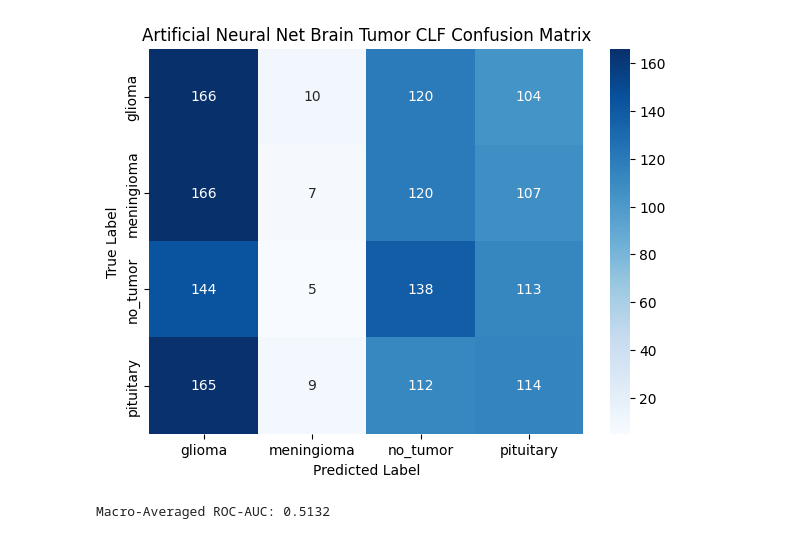
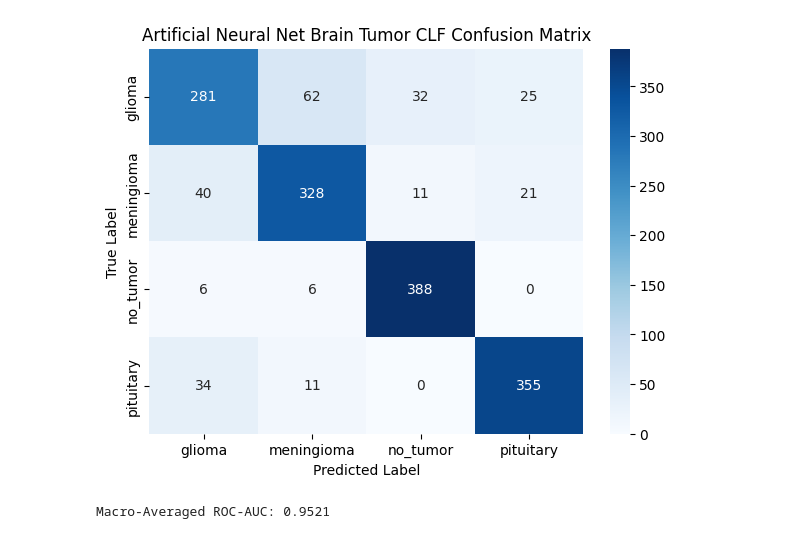
Before and after one commit to CodeTesco/Brain-Tumor-Classification, a Jupyter notebook: neural-network.ipynb, the cells around one changed output. Saved outputs shown, nothing was run; the diff lists cells and outputs as text; code cells hidden in the pictures.

Commit message:
finished all four models

```diff
--- a/neural-network.ipynb
+++ b/neural-network.ipynb
@@ -9,7 +9,7 @@ test_dir = Path(base_dir) / "dataset" / "Test_preprocessed"
 h, w = 224, 224
 
 train = tf.keras.utils.image_dataset_from_directory(
-    train_dir, validation_split=0.2, subset="training", color_mode="grayscale", seed=42, image_size=(h, w), batch_size=32, label_mode="int"
+    train_dir, color_mode="grayscale", seed=42, image_size=(h, w), batch_size=32, label_mode="int"
 )
 val = tf.keras.utils.image_dataset_from_directory(
     train_dir, validation_split=0.2, subset="validation", color_mode="grayscale", seed=42, image_size=(h, w), batch_size=32, label_mode="int"
@@ -74,8 +72,7 @@ Model: "sequential_5"
 model.compile(optimizer="adam", loss="sparse_categorical_crossentropy", metrics=["accuracy"])
 
 early_stopping_cb = tf.keras.callbacks.EarlyStopping(monitor="val_loss", patience=5, restore_best_weights=True)
-checkpoint_cb = tf.keras.callbacks.ModelCheckpoint("my_checkpoints.weights.h5", save_weights_only=True, save_best_only=True)
 
-history = model.fit(train, validation_data=val, epochs=20, callbacks=[early_stopping_cb, checkpoint_cb])
+history = model.fit(train, validation_data=val, epochs=20, callbacks=[early_stopping_cb])
 # %% [output]
 Epoch 1/20
@@ -101,12 +98,11 @@ from sklearn.metrics import confusion_matrix
 import matplotlib.pyplot as plt
 import seaborn as sns
 
-def plot_cm(y_test, y_pred, model_name):
+def plot_cm(y_test, y_pred, model_name, class_names):
     cm = confusion_matrix(y_test, y_pred)
 
     plt.figure(figsize=(7, 5))
-    sns.heatmap(cm, annot=True, fmt='d', cmap='Blues',
-                xticklabels=target_names, yticklabels=target_names)
+    sns.heatmap(cm, annot=True, fmt='d', cmap='Blues', xticklabels=class_names, yticklabels=class_names)
     plt.xlabel('Predicted Label')
     plt.ylabel('True Label')
     plt.title(f'{model_name} Brain Tumor CLF Confusion Matrix')
@@ -116,16 +112,33 @@ import numpy as np
 import pandas as pd
 from sklearn.metrics import classification_report, roc_auc_score
 
-y_true = np.concatenate([y for x, y in test], axis=0)
-y_prob = model.predict(test)
+y_true_batches = []
+y_prob_batches = []
+
+for images, labels in test:
+    probs = model(images, training=False).numpy()
+    labels = labels.numpy()
+
+    # Handles either integer labels or one-hot labels.
+    if labels.ndim > 1:
+        labels = np.argmax(labels, axis=1)
+    else:
+        labels = labels.reshape(-1)
+
+    y_prob_batches.append(probs)
+    y_true_batches.append(labels)
+
+y_prob = np.concatenate(y_prob_batches, axis=0)
+y_true = np.concatenate(y_true_batches, axis=0).astype(int)
 y_pred = np.argmax(y_prob, axis=1)
 
-target_names = ['glioma', 'meningioma', 'no_tumor', 'pituitary']
-report_dict = classification_report(y_true, y_pred, target_names=target_names, digits=4, output_dict=True)
+class_names = ["glioma", "meningioma", "no_tumor", "pituitary"]
+
+report_dict = classification_report(y_true, y_pred, target_names=class_names, digits=4, output_dict=True)
 print("Classification Report")
 print(report_dict)
 
-plot_cm(y_true, y_pred, "Artificial Neural Net")
+plot_cm(y_true, y_pred, "Artificial Neural Net", class_names)
 
 auc = roc_auc_score(y_true, y_prob, multi_class="ovr", average="macro")
 print(f"Macro-Averaged ROC-AUC: {auc:.4f}")
@@ -142,2 +154,2 @@ Classification Report
-[figure, old version]
+[figure, new version]
-Macro-Averaged ROC-AUC: 0.5132
+Macro-Averaged ROC-AUC: 0.9521
```
Also changed, not shown: parts of 4 cells of this notebook, 1 other file.
